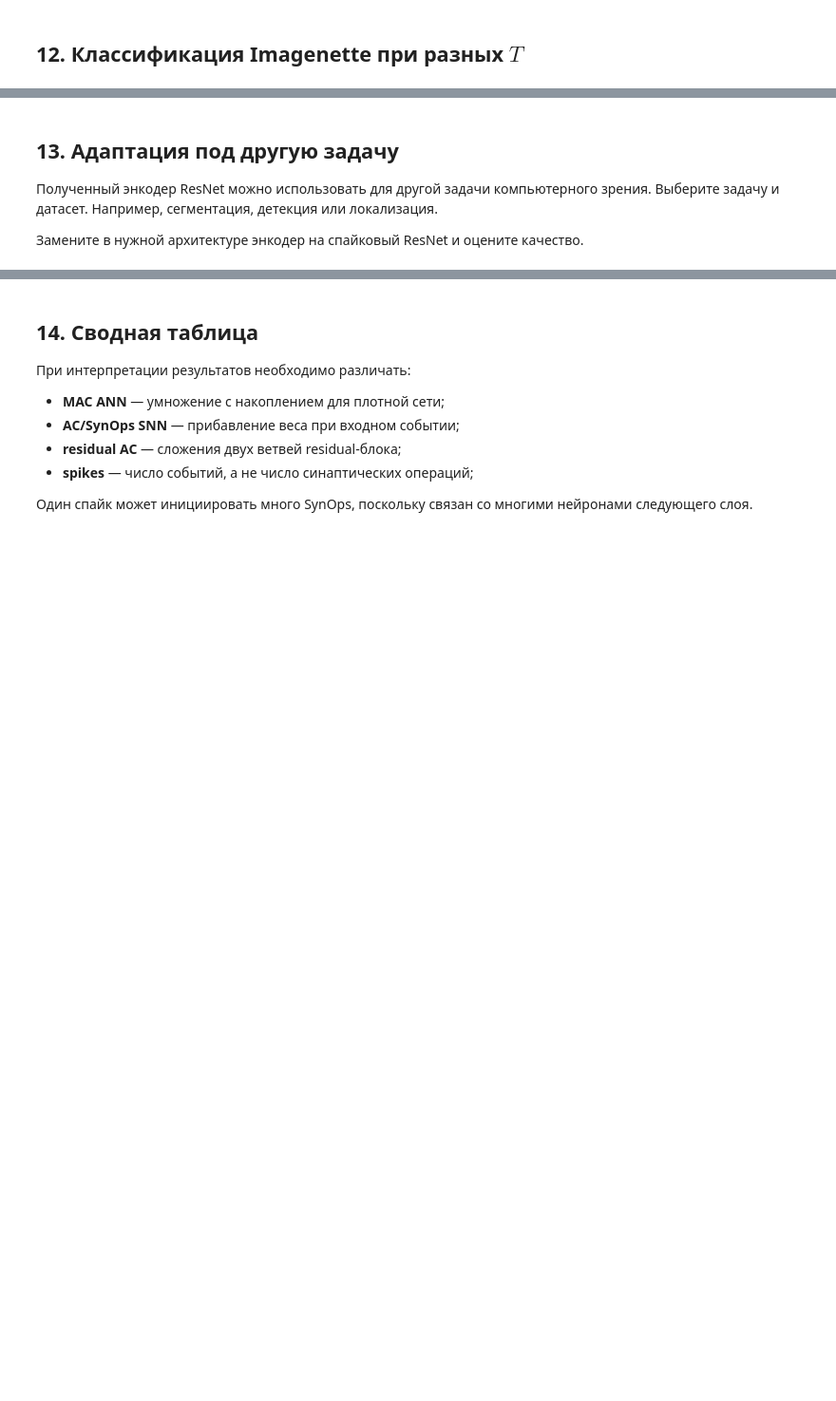
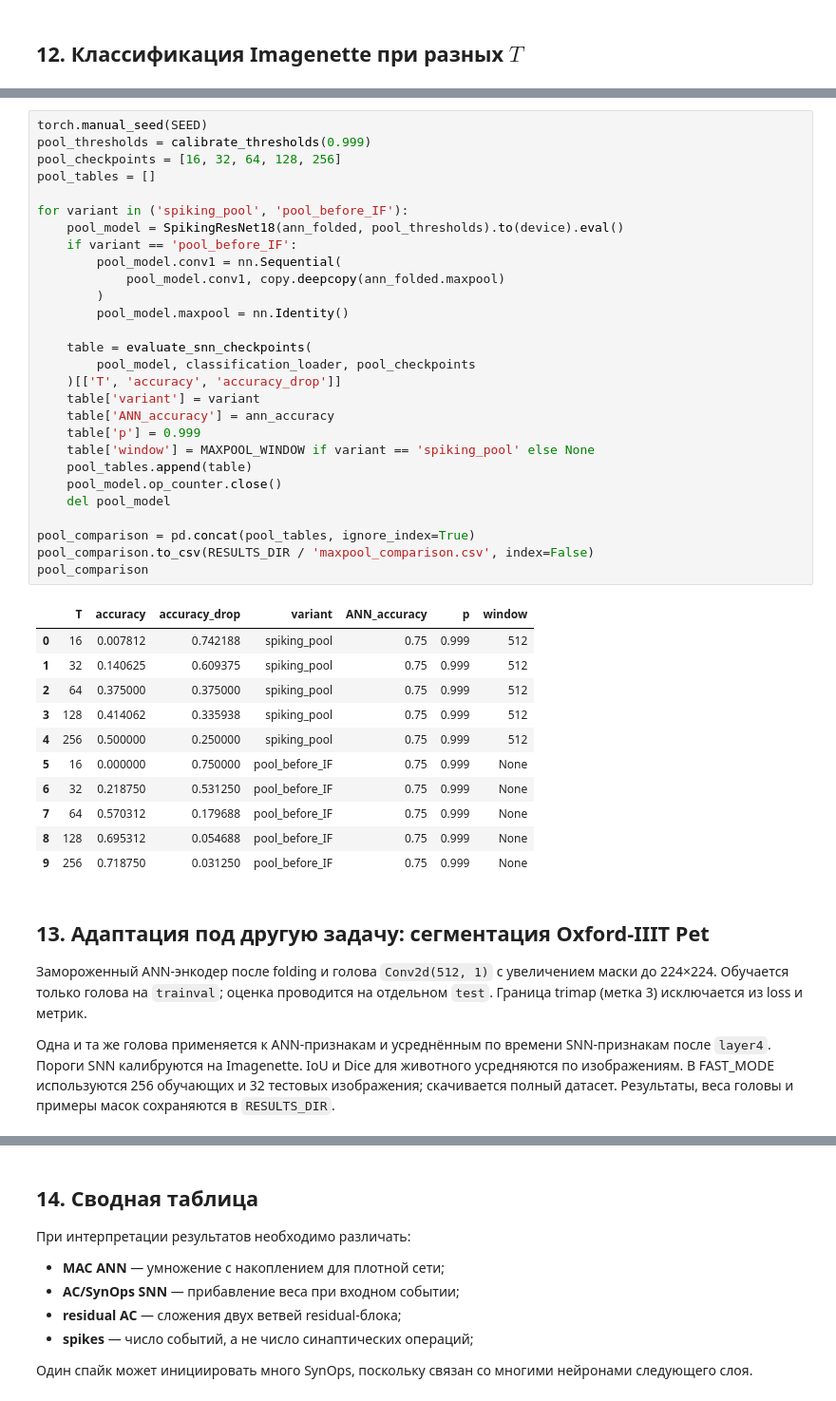
Before and after one commit to StriderOne/neuromorphic-computing, a Jupyter notebook: lab1/lab1.ipynb, the cells around one changed output, grey strips where cells are left out. Shown at 95% size. Cells and saved outputs as stored; diff of their text form; blank space fills up the shorter version.

```diff
--- a/lab1/lab1.ipynb
+++ b/lab1/lab1.ipynb
@@ -620,5 +894,46 @@ ax.figure.tight_layout()
+# %%
+torch.manual_seed(SEED)
+pool_thresholds = calibrate_thresholds(0.999)
+pool_checkpoints = [16, 32, 64, 128, 256]
+pool_tables = []
+
+for variant in ('spiking_pool', 'pool_before_IF'):
+    pool_model = SpikingResNet18(ann_folded, pool_thresholds).to(device).eval()
+    if variant == 'pool_before_IF':
+        pool_model.conv1 = nn.Sequential(
+            pool_model.conv1, copy.deepcopy(ann_folded.maxpool)
+        )
+        pool_model.maxpool = nn.Identity()
+
+    table = evaluate_snn_checkpoints(
+        pool_model, classification_loader, pool_checkpoints
+    )[['T', 'accuracy', 'accuracy_drop']]
+    table['variant'] = variant
+    table['ANN_accuracy'] = ann_accuracy
+    table['p'] = 0.999
+    table['window'] = MAXPOOL_WINDOW if variant == 'spiking_pool' else None
+    pool_tables.append(table)
+    pool_model.op_counter.close()
+    del pool_model
+
+pool_comparison = pd.concat(pool_tables, ignore_index=True)
+pool_comparison.to_csv(RESULTS_DIR / 'maxpool_comparison.csv', index=False)
+pool_comparison
+# %% [output]
+|  | T | accuracy | accuracy_drop | variant | ANN_accuracy | p | window |
+| 0 | 16 | 0.007812 | 0.742188 | spiking_pool | 0.75 | 0.999 | 512 |
+| 1 | 32 | 0.140625 | 0.609375 | spiking_pool | 0.75 | 0.999 | 512 |
+| 2 | 64 | 0.375000 | 0.375000 | spiking_pool | 0.75 | 0.999 | 512 |
+| 3 | 128 | 0.414062 | 0.335938 | spiking_pool | 0.75 | 0.999 | 512 |
+| 4 | 256 | 0.500000 | 0.250000 | spiking_pool | 0.75 | 0.999 | 512 |
+| 5 | 16 | 0.000000 | 0.750000 | pool_before_IF | 0.75 | 0.999 | None |
+| 6 | 32 | 0.218750 | 0.531250 | pool_before_IF | 0.75 | 0.999 | None |
+| 7 | 64 | 0.570312 | 0.179688 | pool_before_IF | 0.75 | 0.999 | None |
+| 8 | 128 | 0.695312 | 0.054688 | pool_before_IF | 0.75 | 0.999 | None |
+| 9 | 256 | 0.718750 | 0.031250 | pool_before_IF | 0.75 | 0.999 | None |
 # %% [markdown]
-## 13. Адаптация под другую задачу
-Полученный энкодер ResNet можно использовать для другой задачи компьютерного зрения. Выберите задачу и датасет. Например, сегментация, детекция или локализация.
+## 13. Адаптация под другую задачу: сегментация Oxford-IIIT Pet
 
-Замените в нужной архитектуре энкодер на спайковый ResNet и оцените качество.
+Замороженный ANN-энкодер после folding и голова `Conv2d(512, 1)` с увеличением маски до 224×224. Обучается только голова на `trainval`; оценка проводится на отдельном `test`. Граница trimap (метка 3) исключается из loss и метрик.
+
+Одна и та же голова применяется к ANN-признакам и усреднённым по времени SNN-признакам после `layer4`. Пороги SNN калибруются на Imagenette. IoU и Dice для животного усредняются по изображениям. В FAST_MODE используются 256 обучающих и 32 тестовых изображения; скачивается полный датасет. Результаты, веса головы и примеры масок сохраняются в `RESULTS_DIR`.
```
Also changed, not shown: parts of 24 cells of this notebook, 33 other files.
